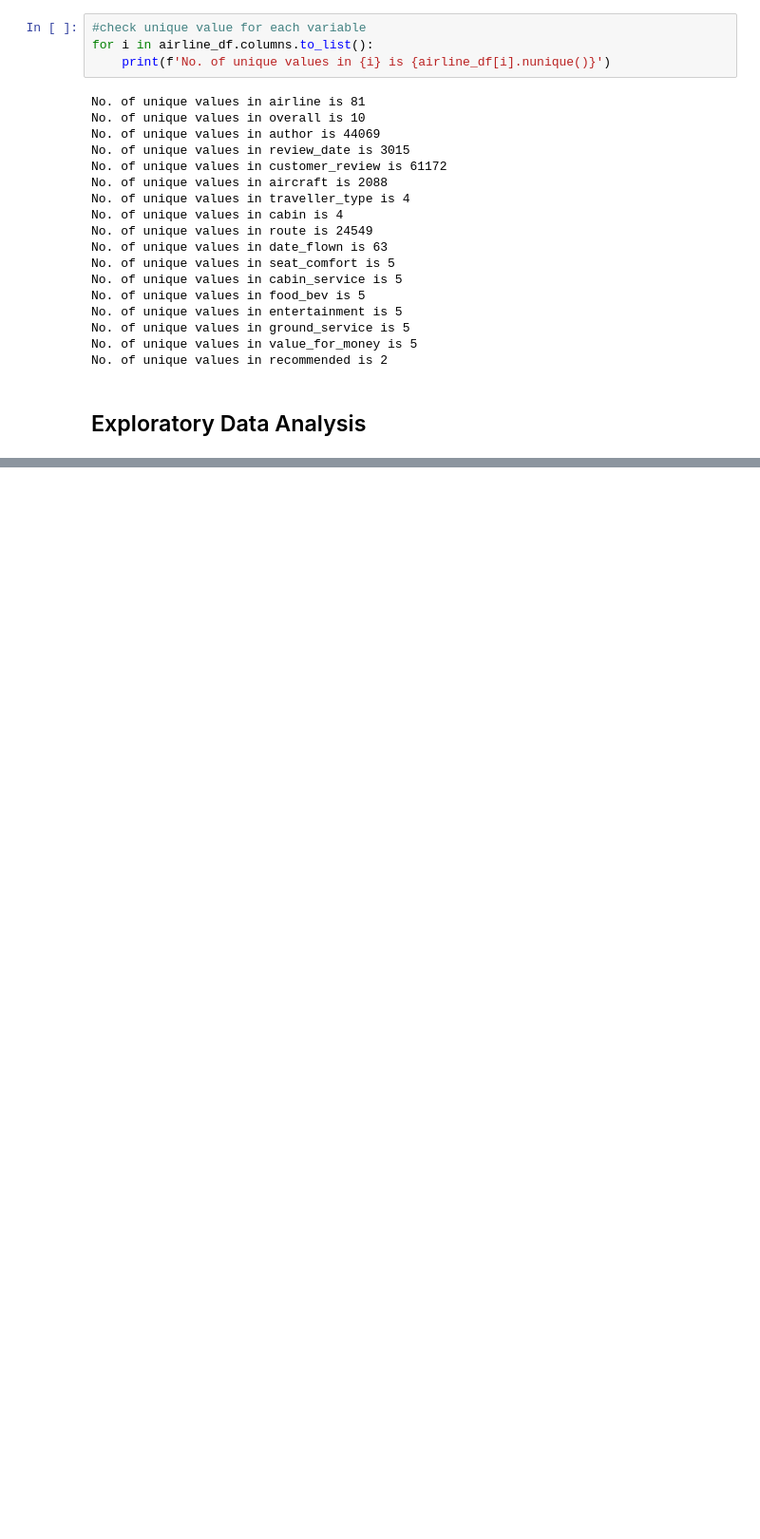
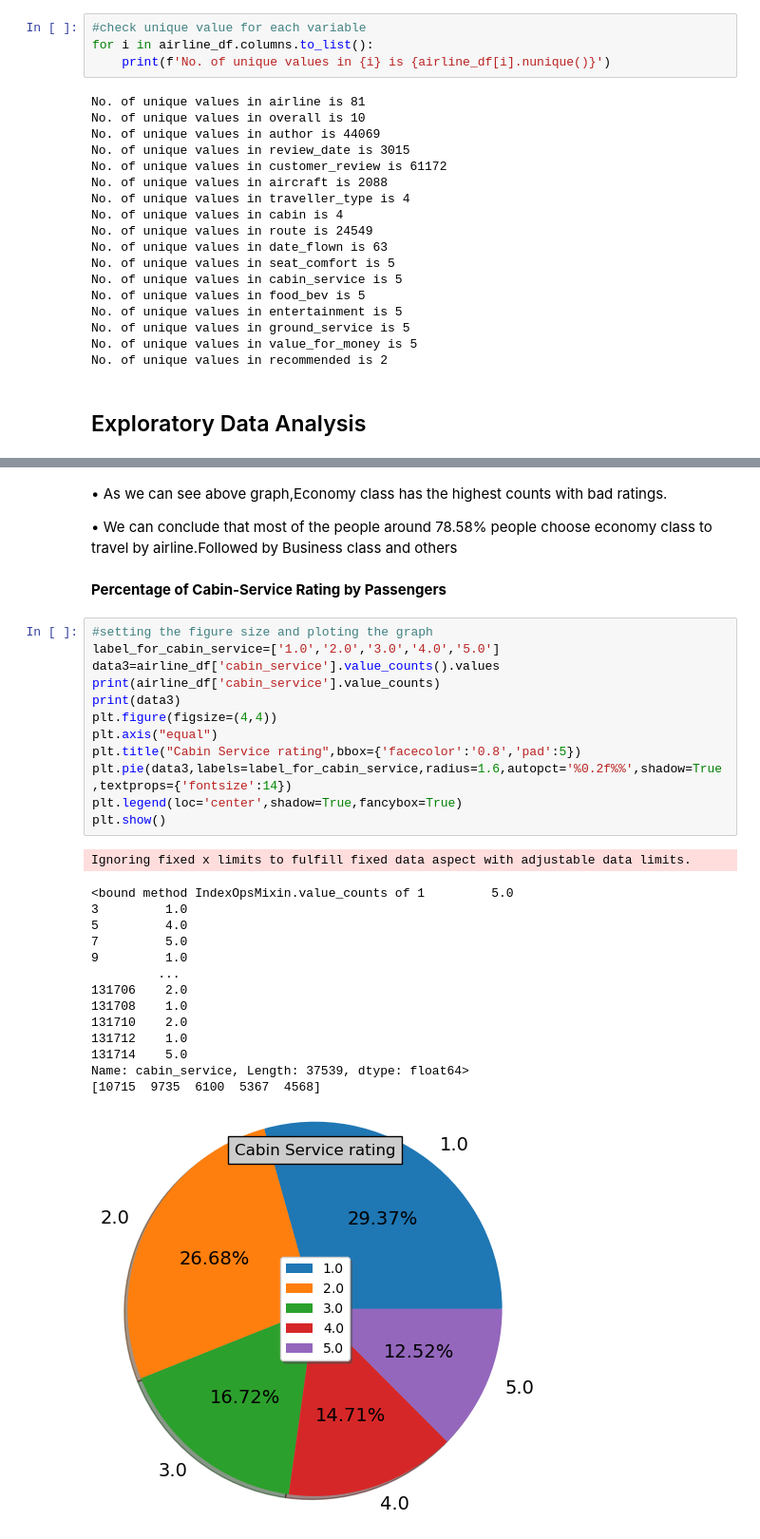
Before and after one commit to Siddharth3271/Airline-Passenger-Refferal-Prediction, a Jupyter notebook: code.ipynb, the cells around one changed output, grey strips where cells are left out. Shown: that part at 95% size. Cells and saved outputs as stored; diff of their text form; blank space fills up the shorter version.

```diff
--- a/code.ipynb
+++ b/code.ipynb
@@ -230,0 +327,34 @@ No. of unique values in recommended is 2
+# %% [markdown]
+•	As we can see above graph,Economy class has the highest counts with bad ratings.
+
+•	We can conclude that most of the people around 78.58% people choose economy class to travel by airline.Followed by Business class and others
+# %% [markdown]
+**Percentage of Cabin-Service Rating by Passengers**
+# %%
+#setting the figure size and ploting the graph
+label_for_cabin_service=['1.0','2.0','3.0','4.0','5.0']
+data3=airline_df['cabin_service'].value_counts().values
+print(airline_df['cabin_service'].value_counts)
+print(data3)
+plt.figure(figsize=(4,4))
+plt.axis("equal")
+plt.title("Cabin Service rating",bbox={'facecolor':'0.8','pad':5})
+plt.pie(data3,labels=label_for_cabin_service,radius=1.6,autopct='%0.2f%%',shadow=True,textprops={'fontsize':14})
+plt.legend(loc='center',shadow=True,fancybox=True)
+plt.show()
+# %% [output]
+Ignoring fixed x limits to fulfill fixed data aspect with adjustable data limits.
+<bound method IndexOpsMixin.value_counts of 1         5.0
+3         1.0
+5         4.0
+7         5.0
+9         1.0
+         ...
+131706    2.0
+131708    1.0
+131710    2.0
+131712    1.0
+131714    5.0
+Name: cabin_service, Length: 37539, dtype: float64>
+[10715  9735  6100  5367  4568]
+[figure, added]
```
Also changed, not shown: parts of 9 cells of this notebook.
